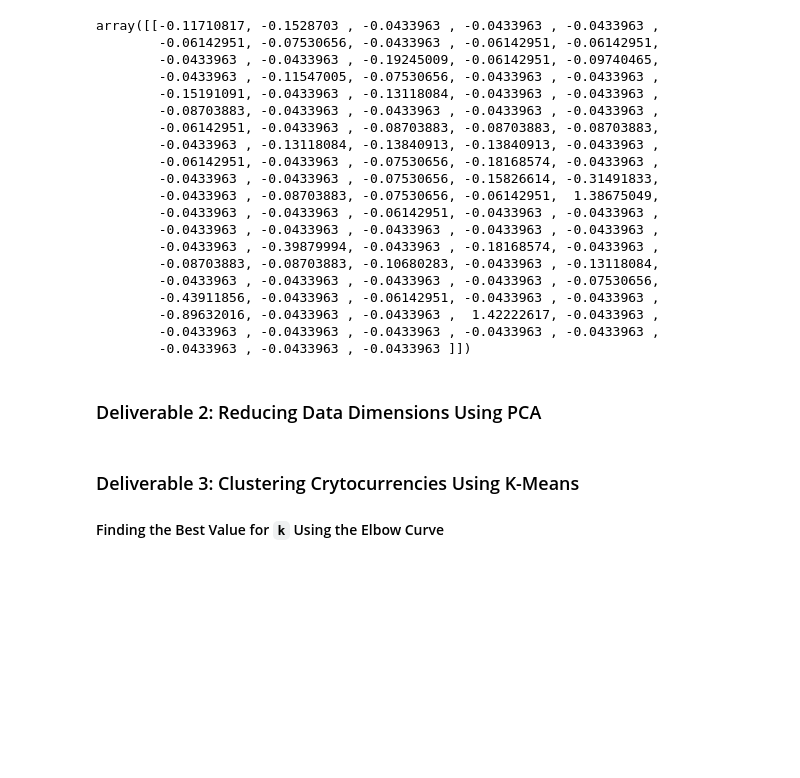
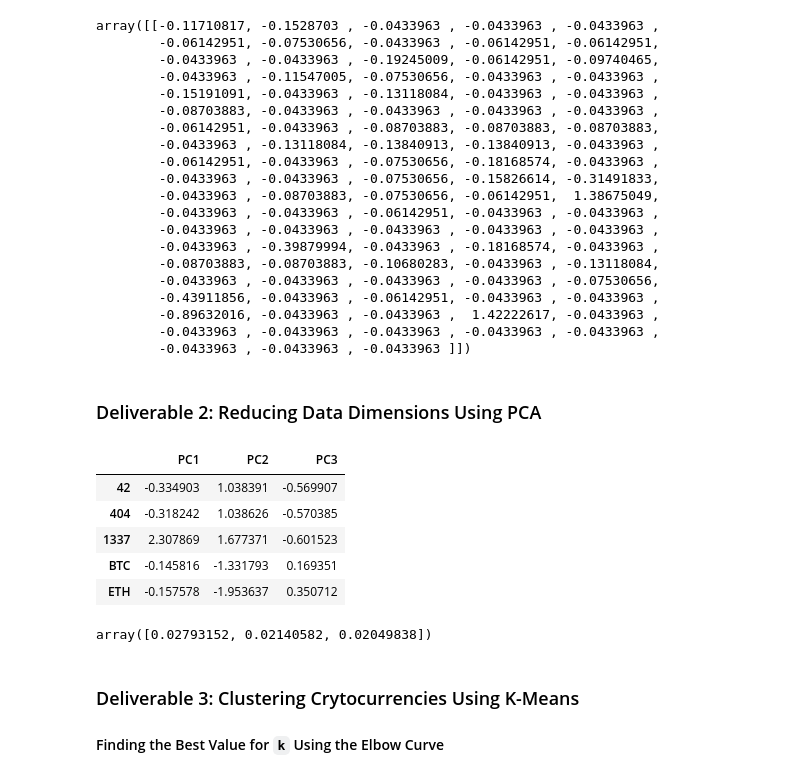
Before and after one commit to andersjh/Cryptocurrencies, a Jupyter notebook: crypto_clustering.ipynb, the cells around one changed output. Drawn from its saved outputs; the diff is of its cells as text; code cells hidden in the pictures; blank space fills up the shorter version.

```diff
--- a/crypto_clustering.ipynb
+++ b/crypto_clustering.ipynb
@@ -77,12 +77,12 @@ trading_crypt_df.head()
 # %%
 # Keep the rows where coins are mined.
 # YOUR CODE HERE
-tcd = trading_crypt_df.copy()
+crypto_df = trading_crypt_df.copy()
 # are there any less than 0?
-print(tcd[tcd.TotalCoinsMined <= 0].shape)
-tcd = tcd[tcd.TotalCoinsMined > 0]
-print(tcd.shape)
-tcd.head()
+print(crypto_df[crypto_df.TotalCoinsMined <= 0].shape)
+crypto_df = crypto_df[crypto_df.TotalCoinsMined > 0]
+print(crypto_df.shape)
+crypto_df.head()
 # %% [output]
 (153, 5)
 (532, 5)
@@ -107,7 +107,7 @@ df_name.head()
 # %%
 # Drop the 'CoinName' column since it's not going to be used on the clustering algorithm.
 # YOUR CODE HERE
-tcd = tcd.drop(["CoinName"], axis=1)
+tcd = crypto_df.drop(["CoinName"], axis=1)
 print(tcd.shape)
 tcd.head()
 # %% [output]
@@ -175,6 +176,22 @@ array([[-0.11710817, -0.1528703 , -0.0433963 , -0.0433963 , -0.0433963 ,
 # %%
 # Create a DataFrame with the three principal components.
 # YOUR CODE HERE
+# Initialize PCA model
+X_pca = pca.fit_transform(X_scaled)
+pcs_df = pd.DataFrame(data=X_pca, columns=['PC1','PC2','PC3'], index=tcd.index)
+pcs_df.head()
+# %% [output]
+|  | PC1 | PC2 | PC3 |
+| 42 | -0.334903 | 1.038391 | -0.569907 |
+| 404 | -0.318242 | 1.038626 | -0.570385 |
+| 1337 | 2.307869 | 1.677371 | -0.601523 |
+| BTC | -0.145816 | -1.331793 | 0.169351 |
+| ETH | -0.157578 | -1.953637 | 0.350712 |
+# %%
+# Let's see the explained variance radio
+pca.explained_variance_ratio_
+# %% [output]
+array([0.02793152, 0.02140582, 0.02049838])
 # %% [markdown]
 ### Deliverable 3: Clustering Crytocurrencies Using K-Means
 
```
Also changed, not shown: parts of 14 cells of this notebook.
